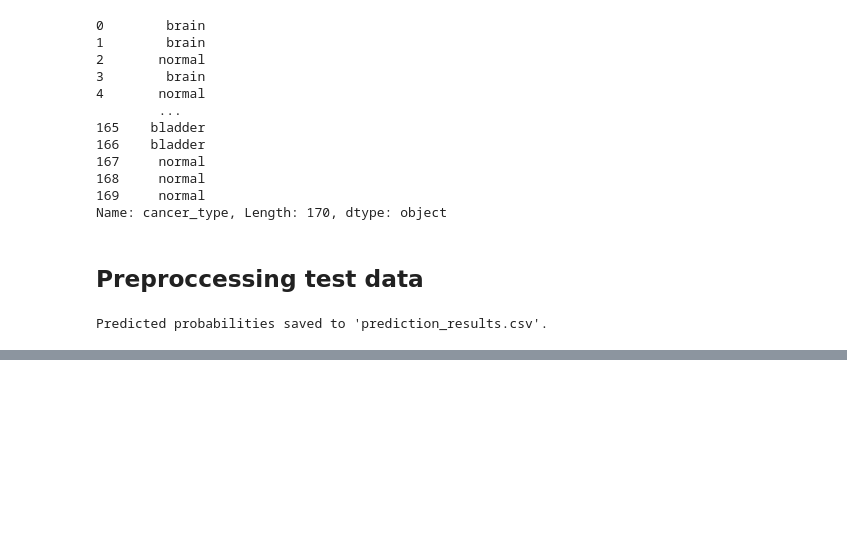
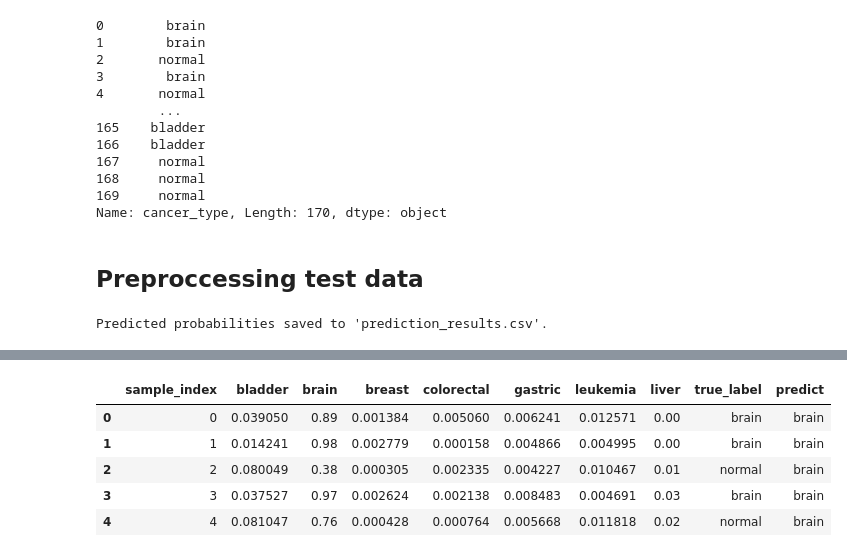
Before and after one commit to PhongCT1105/Cancer_Detector, a Jupyter notebook: Combined_model.ipynb, the cells around one changed output, grey strips where cells are left out. Saved outputs shown, nothing was run; the diff lists cells and outputs as text; code cells hidden in the pictures; blank space fills up the shorter version.

```diff
--- a/Combined_model.ipynb
+++ b/Combined_model.ipynb
@@ -198,0 +141,15 @@ Predicted probabilities saved to 'prediction_results.csv'.
+# %%
+import pandas as pd
+
+result = pd.read_csv("prediction_results_cleaned.csv")
+model_result = result.iloc[:, 1:-1]
+result['predict'] = model_result.idxmax(axis=1)
+
+display(result.head())
+# %% [output]
+|  | sample_index | bladder | brain | breast | colorectal | gastric | leukemia | liver | true_label | predict |
+| 0 | 0 | 0.039050 | 0.89 | 0.001384 | 0.005060 | 0.006241 | 0.012571 | 0.00 | brain | brain |
+| 1 | 1 | 0.014241 | 0.98 | 0.002779 | 0.000158 | 0.004866 | 0.004995 | 0.00 | brain | brain |
+| 2 | 2 | 0.080049 | 0.38 | 0.000305 | 0.002335 | 0.004227 | 0.010467 | 0.01 | normal | brain |
+| 3 | 3 | 0.037527 | 0.97 | 0.002624 | 0.002138 | 0.008483 | 0.004691 | 0.03 | brain | brain |
+| 4 | 4 | 0.081047 | 0.76 | 0.000428 | 0.000764 | 0.005668 | 0.011818 | 0.02 | normal | brain |
```
Also changed, not shown: parts of 6 cells of this notebook, 2 other files.
